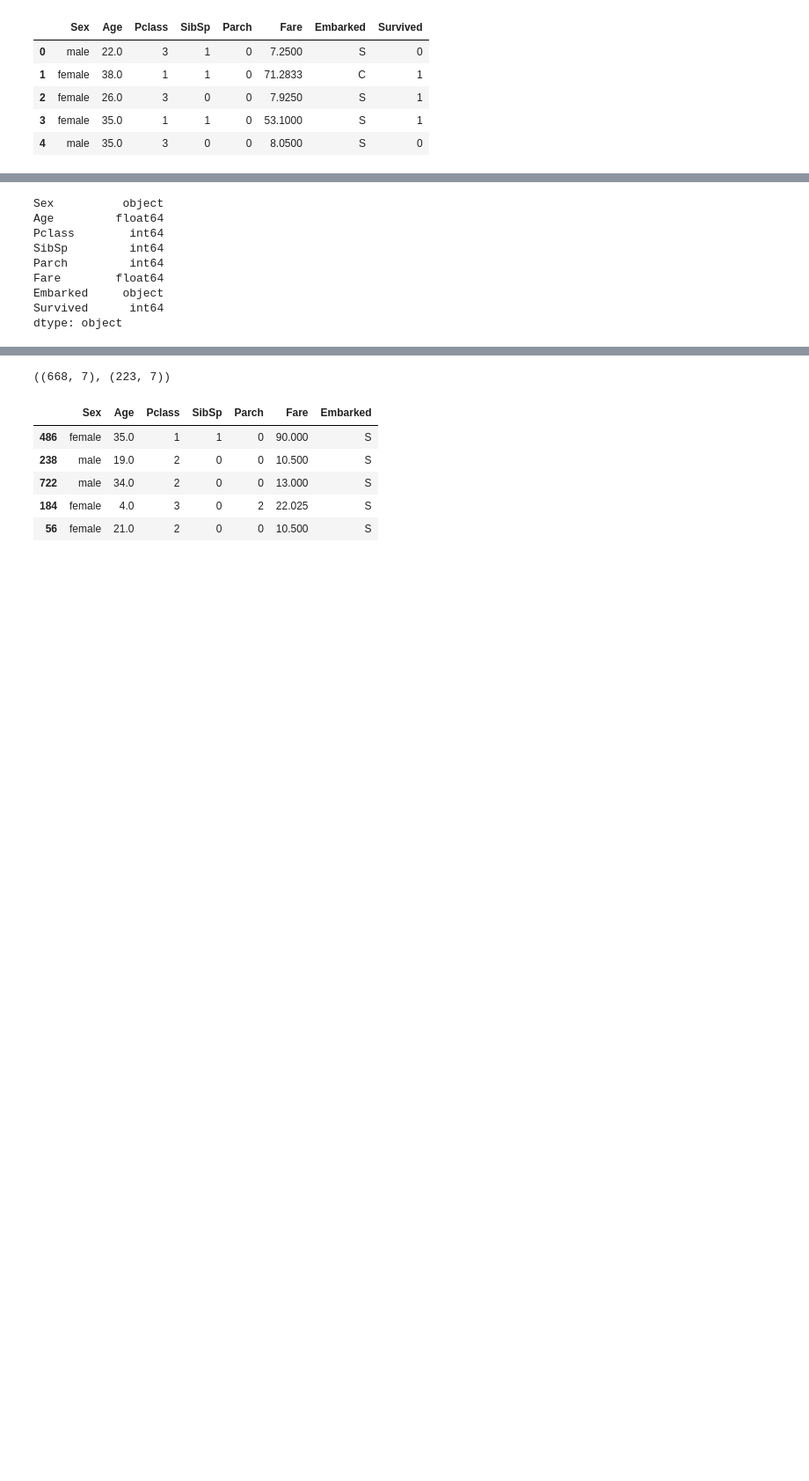
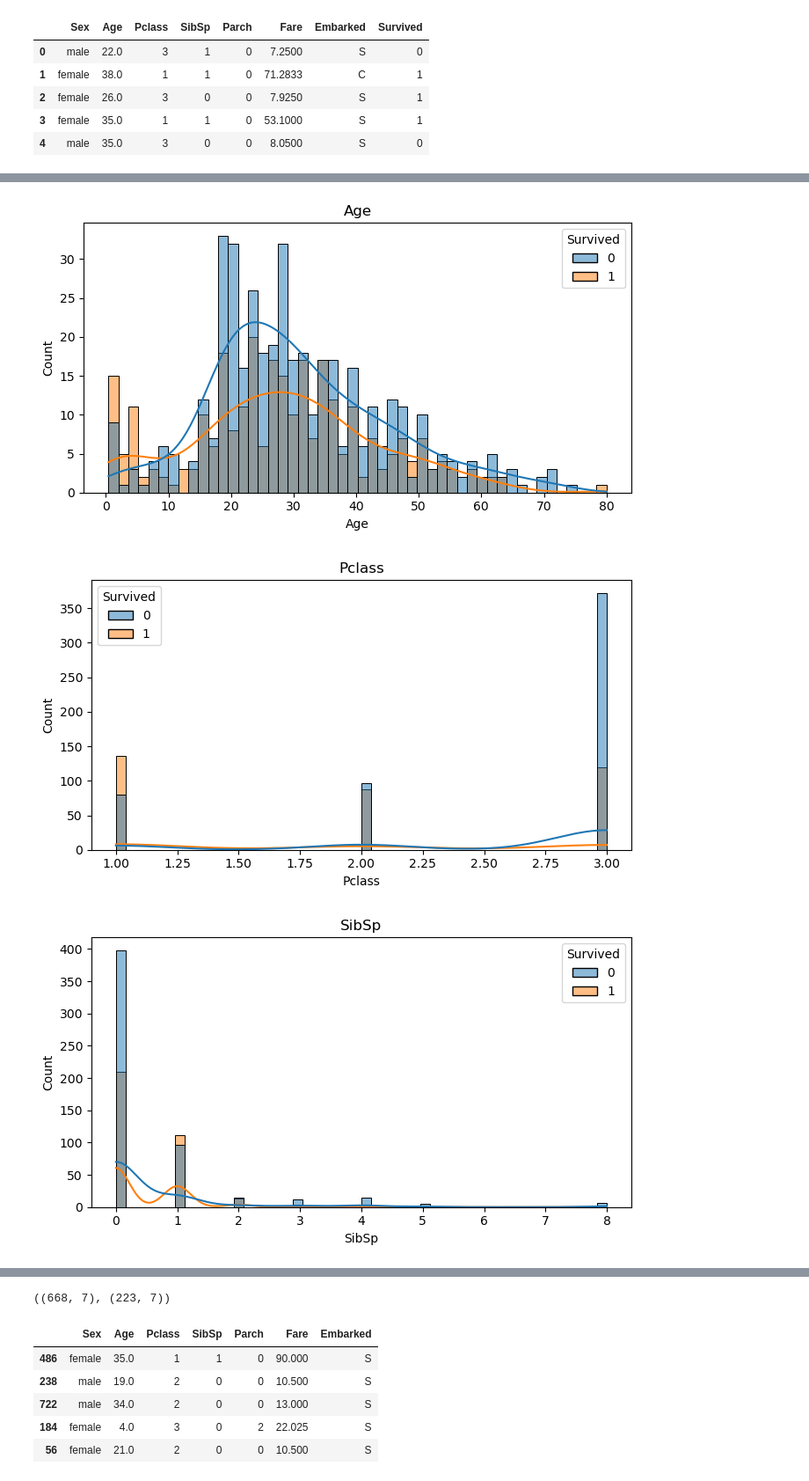
Before and after one commit to dghr7/kaggle-titanic, a Jupyter notebook: main_titanic.ipynb, the cells around one changed output, grey strips where cells are left out. Shown at 88% size. Saved outputs shown, nothing was run; the diff lists cells and outputs as text; code cells hidden in the pictures; blank space fills up the shorter version.

```diff
--- a/main_titanic.ipynb
+++ b/main_titanic.ipynb
@@ -84,15 +143,3 @@ Embarked      2
 Survived      0
 dtype: int64
-# %%
-df.dtypes
-# %% [output]
-Sex          object
-Age         float64
-Pclass        int64
-SibSp         int64
-Parch         int64
-Fare        float64
-Embarked     object
-Survived      int64
-dtype: object
 # %%
@@ -101,3 +148,13 @@ num_cols = ['Age', 'Pclass', 'SibSp', 'Parch', 'Fare']
 # %%
 X = df.drop('Survived', axis=1)
 y = df['Survived']
+# %%
+for x in num_cols:
+    plt.figure(figsize=(7,4), dpi=100)
+    sns.histplot(data=df, x=x, bins=50, kde=True, hue='Survived')
+    plt.title(f"{x}")
+    plt.tight_layout()
+# %% [output]
+[figure, added]
+[figure, added]
+[figure, added]
```
Also changed, not shown: parts of 48 cells of this notebook, 2 other files.
